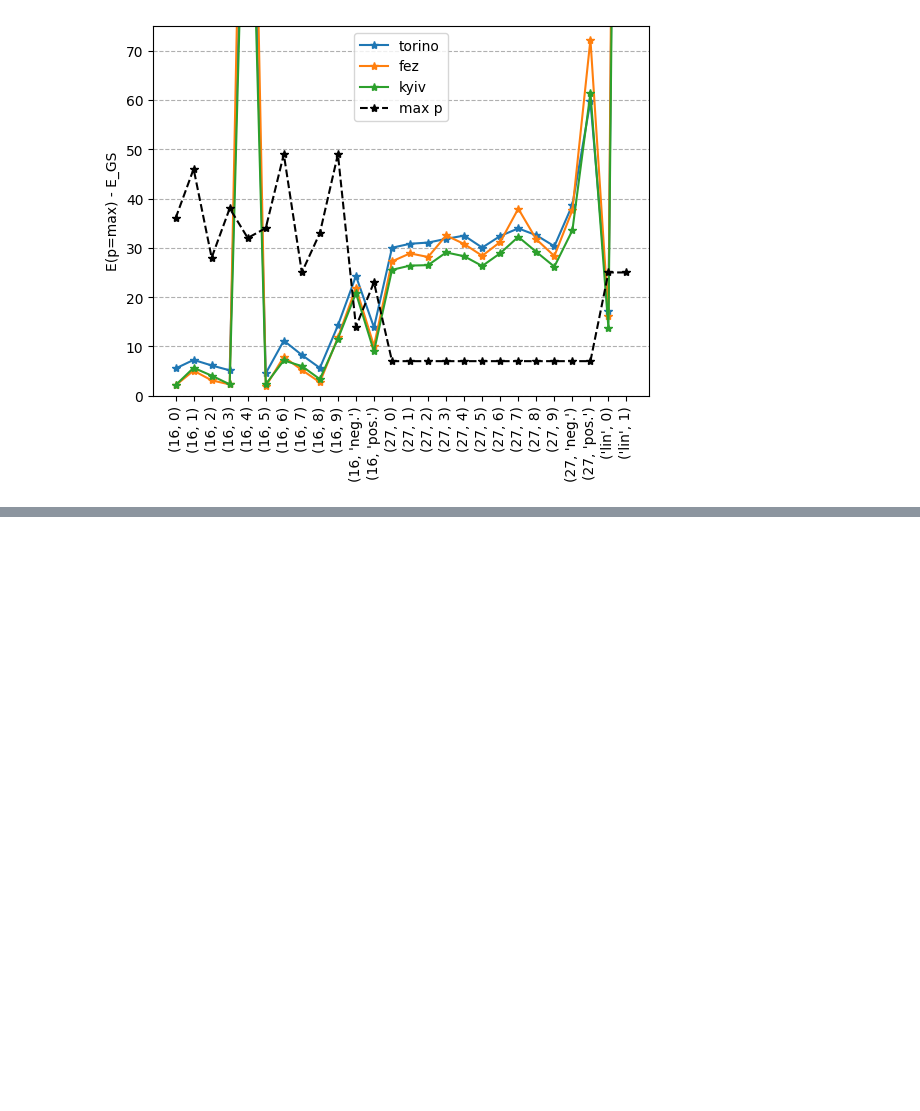
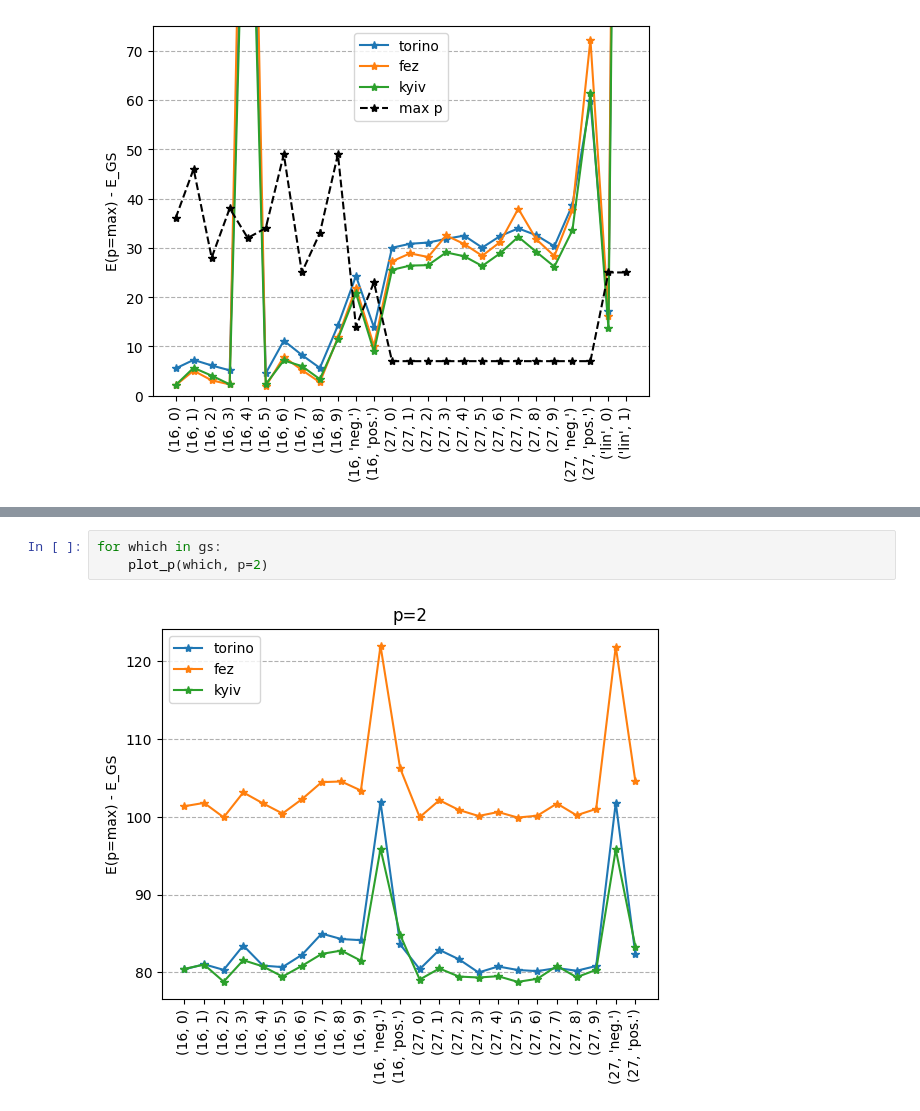
Before and after one commit to marekrams/hex, a Jupyter notebook: view_results.ipynb, the cells around one changed output, grey strips where cells are left out. Saved outputs shown, nothing was run; the diff lists cells and outputs as text; blank space fills up the shorter version.

```diff
--- a/view_results.ipynb
+++ b/view_results.ipynb
@@ -316,0 +337,5 @@ plot_max_p()
+# %%
+for which in gs:
+    plot_p(which, p=2)
+# %% [output]
+[figure, added]
```
Also changed, not shown: parts of 9 cells of this notebook, 49 other files.
